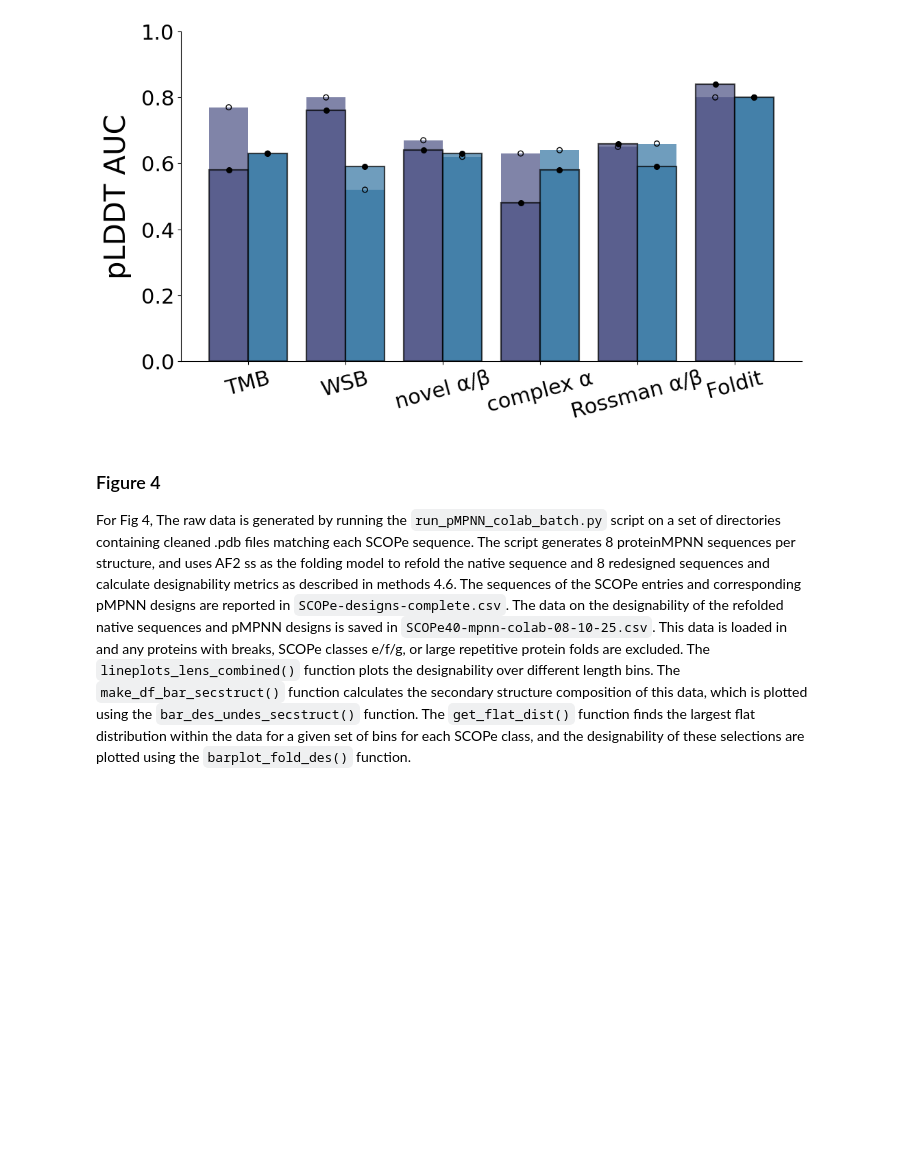
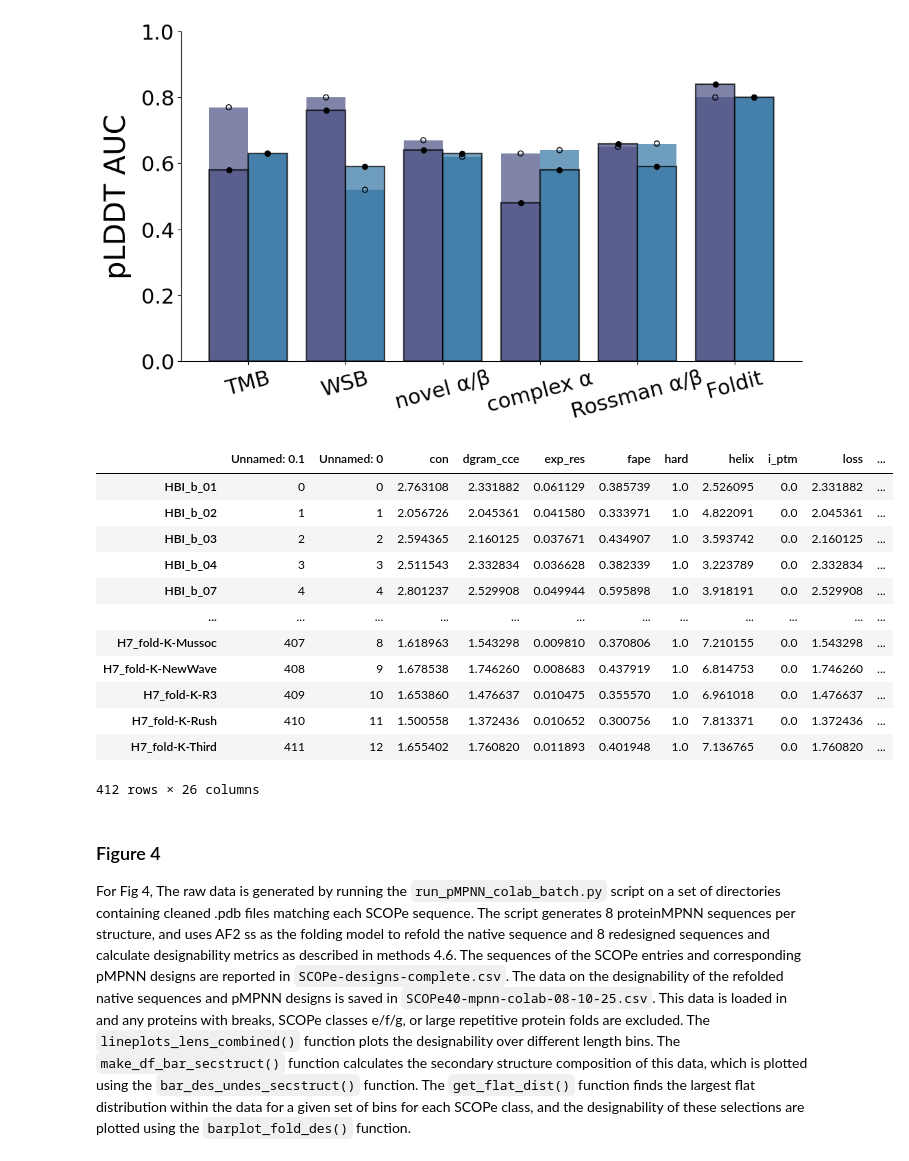
Before and after one commit to kt-korbeld/Limitations-refolding-pipeline-data, a Jupyter notebook: Plots.ipynb, the cells around one changed output. Cells and saved outputs as stored; diff of their text form; code cells hidden in the pictures; blank space fills up the shorter version.

```diff
--- a/Plots.ipynb
+++ b/Plots.ipynb
@@ -225,6 +225,24 @@ plt.ylim(0, 1.0)
 plt.savefig('af2rank-plddt.png', dpi=300, bbox_inches='tight')
 # %% [output]
 [figure]
+# %%
+df_af_ig1
+df_af_ig3
+df_af_ig48
+# %% [output]
+|  | Unnamed: 0.1 | Unnamed: 0 | con | dgram_cce | exp_res | fape | hard | helix | i_ptm | loss | ... |
+| HBI_b_01 | 0 | 0 | 2.763108 | 2.331882 | 0.061129 | 0.385739 | 1.0 | 2.526095 | 0.0 | 2.331882 | ... |
+| HBI_b_02 | 1 | 1 | 2.056726 | 2.045361 | 0.041580 | 0.333971 | 1.0 | 4.822091 | 0.0 | 2.045361 | ... |
+| HBI_b_03 | 2 | 2 | 2.594365 | 2.160125 | 0.037671 | 0.434907 | 1.0 | 3.593742 | 0.0 | 2.160125 | ... |
+| HBI_b_04 | 3 | 3 | 2.511543 | 2.332834 | 0.036628 | 0.382339 | 1.0 | 3.223789 | 0.0 | 2.332834 | ... |
+| HBI_b_07 | 4 | 4 | 2.801237 | 2.529908 | 0.049944 | 0.595898 | 1.0 | 3.918191 | 0.0 | 2.529908 | ... |
+| ... | ... | ... | ... | ... | ... | ... | ... | ... | ... | ... | ... |
+| H7_fold-K-Mussoc | 407 | 8 | 1.618963 | 1.543298 | 0.009810 | 0.370806 | 1.0 | 7.210155 | 0.0 | 1.543298 | ... |
+| H7_fold-K-NewWave | 408 | 9 | 1.678538 | 1.746260 | 0.008683 | 0.437919 | 1.0 | 6.814753 | 0.0 | 1.746260 | ... |
+| H7_fold-K-R3 | 409 | 10 | 1.653860 | 1.476637 | 0.010475 | 0.355570 | 1.0 | 6.961018 | 0.0 | 1.476637 | ... |
+| H7_fold-K-Rush | 410 | 11 | 1.500558 | 1.372436 | 0.010652 | 0.300756 | 1.0 | 7.813371 | 0.0 | 1.372436 | ... |
+| H7_fold-K-Third | 411 | 12 | 1.655402 | 1.760820 | 0.011893 | 0.401948 | 1.0 | 7.136765 | 0.0 | 1.760820 | ... |
+412 rows × 26 columns
 # %% [markdown]
 ### Figure 4 ###
 For Fig 4, The raw data is generated by running the `run_pMPNN_colab_batch.py` script on a set of directories containing cleaned .pdb files matching each SCOPe sequence. The script generates 8 proteinMPNN sequences per structure, and uses AF2 ss as the folding model to refold the native sequence and 8 redesigned sequences and calculate designability metrics as described in methods 4.6. The sequences of the SCOPe entries and corresponding pMPNN designs are reported in `SCOPe-designs-complete.csv`. The data on the designability of the refolded native sequences and pMPNN designs is saved in `SCOPe40-mpnn-colab-08-10-25.csv`. This data is loaded in and any proteins with breaks, SCOPe classes e/f/g, or large repetitive protein folds are excluded. The `lineplots_lens_combined()` function plots the designability over different length bins. The `make_df_bar_secstruct()` function calculates the secondary structure composition of this data, which is plotted using the `bar_des_undes_secstruct()` function. The `get_flat_dist()` function finds the largest flat distribution within the data for a given set of bins for each SCOPe class, and the designability of these selections are plotted using the `barplot_fold_des()` function.
```
Also changed, not shown: parts of 1 cell of this notebook, 7 other files.
